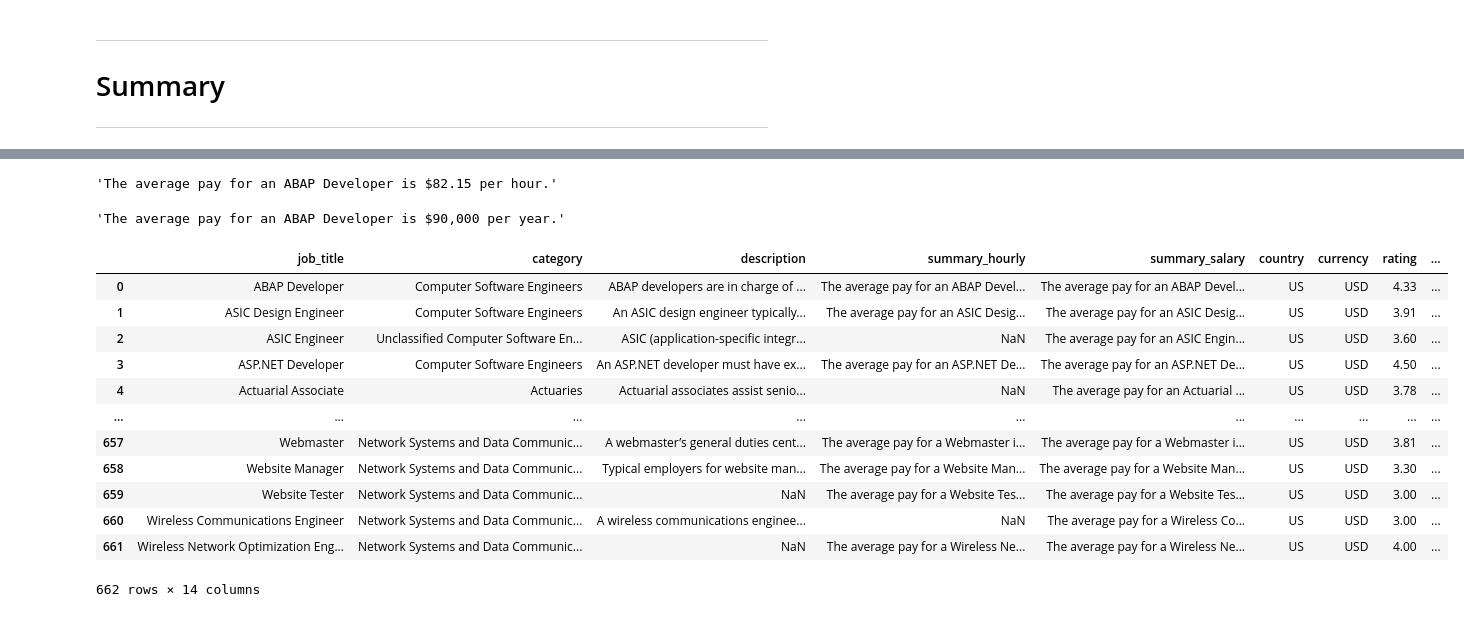
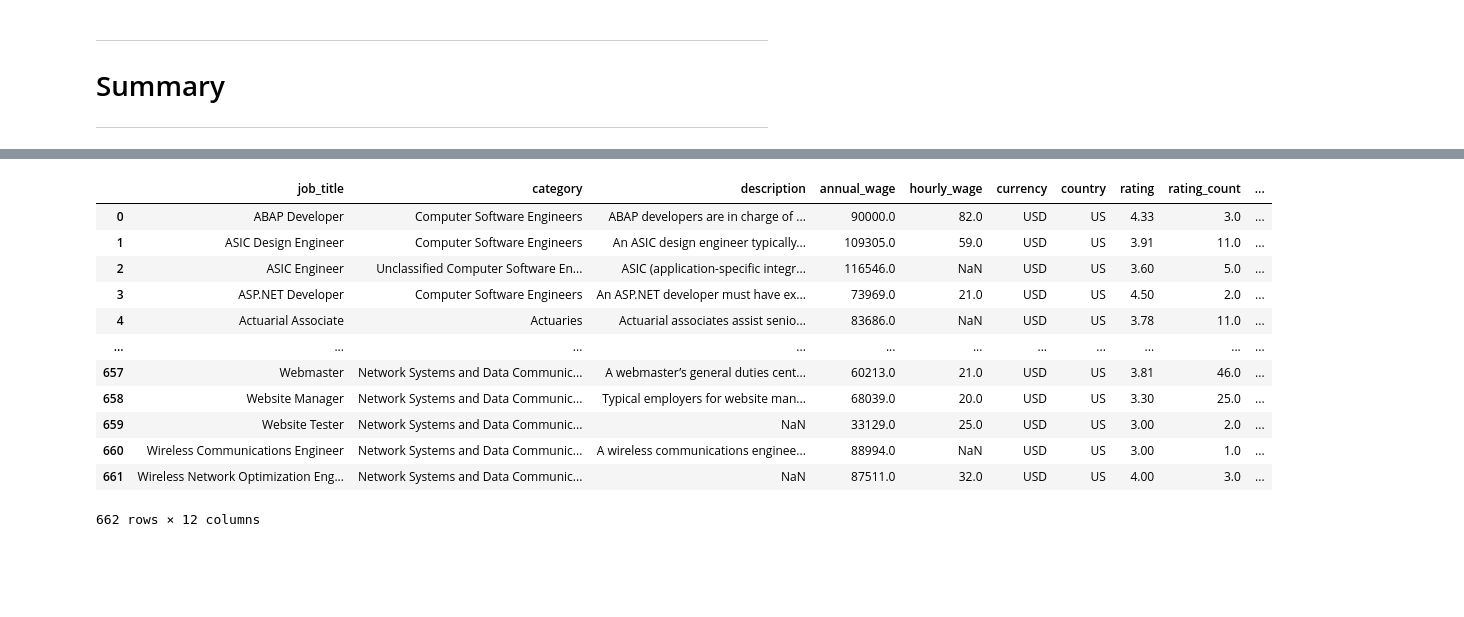
Before and after one commit to szilvasipeter2000/Web_Scraping, a Jupyter notebook: payscale/using_json/payscale_clean.ipynb, the cells around one changed output, grey strips where cells are left out. Drawn from its saved outputs; the diff is of its cells as text; code cells hidden in the pictures; blank space fills up the shorter version.

Commit message:
uploaded cleaning code

```diff
--- a/payscale/using_json/payscale_clean.ipynb
+++ b/payscale/using_json/payscale_clean.ipynb
@@ -244,40 +254,40 @@ df_summary
 662 rows × 12 columns
-# %%
-df_summary['category'] = df_summary['category'].apply(lambda x: x.split(' - ')[1] if isinstance(x, str) and ' - ' in x else x)
-# %%
-df_summary['summary_hourly'][0]
-# %% [output]
-'The average pay for an ABAP Developer is $82.15 per hour.'
-# %%
-df_summary['summary_salary'][0]
-# %% [output]
-'The average pay for an ABAP Developer is $90,000 per year.'
 # %%
-def exract_salary(df,hourly,annual):
-    pattern = r'$(.*?) per'
+def clean_summary_table(df):
+    # split category to good format
+    df['category'] = df['category'].apply(lambda x: x.split(' - ')[1] if isinstance(x, str) and ' - ' in x else x)
+
+    #first extract the hourly and annual wages
+    pattern = r'\$([\d,]+)'
     try:
-        df['annual_wage'] = df[annual].str.extract(pattern)
+        df['annual_wage'] = df['summary_salary'].str.extract(pattern).replace(',','',regex=True).astype(float)
     except:
         df['annual_wage'] = None
     try:
-        df['hourly_wage'] = df[hourly].str.extract(pattern)
+        df['hourly_wage'] = df['summary_hourly'].str.extract(pattern).replace(',','',regex=True).astype(float)
     except:
         df['hourly_wage'] = None
+
+    # drop the unused columns
+    df = df.drop(columns=['summary_hourly','summary_salary'])
+
+    # reorder columns
+    df = df[['job_title','category','description','annual_wage','hourly_wage','currency','country','rating','rating_count','gender_responses','male_count','female_count',]]
     return df
 # %%
-df_summary = exract_salary(df_summary,'summary_hourly','summary_salary')
+df_summary = clean_summary_table(df_summary)
 df_summary
 # %% [output]
-|  | job_title | category | description | summary_hourly | summary_salary | country | currency | rating | ... |
-| 0 | ABAP Developer | Computer Software Engineers | ABAP developers are in charge of ... | The average pay for an ABAP Devel... | The average pay for an ABAP Devel... | US | USD | 4.33 | ... |
-| 1 | ASIC Design Engineer | Computer Software Engineers | An ASIC design engineer typically... | The average pay for an ASIC Desig... | The average pay for an ASIC Desig... | US | USD | 3.91 | ... |
-| 2 | ASIC Engineer | Unclassified Computer Software En... | ASIC (application-specific integr... | NaN | The average pay for an ASIC Engin... | US | USD | 3.60 | ... |
-| 3 | ASP.NET Developer | Computer Software Engineers | An ASP.NET developer must have ex... | The average pay for an ASP.NET De... | The average pay for an ASP.NET De... | US | USD | 4.50 | ... |
-| 4 | Actuarial Associate | Actuaries | Actuarial associates assist senio... | NaN | The average pay for an Actuarial ... | US | USD | 3.78 | ... |
-| ... | ... | ... | ... | ... | ... | ... | ... | ... | ... |
-| 657 | Webmaster | Network Systems and Data Communic... | A webmaster’s general duties cent... | The average pay for a Webmaster i... | The average pay for a Webmaster i... | US | USD | 3.81 | ... |
-| 658 | Website Manager | Network Systems and Data Communic... | Typical employers for website man... | The average pay for a Website Man... | The average pay for a Website Man... | US | USD | 3.30 | ... |
-| 659 | Website Tester | Network Systems and Data Communic... | NaN | The average pay for a Website Tes... | The average pay for a Website Tes... | US | USD | 3.00 | ... |
-| 660 | Wireless Communications Engineer | Network Systems and Data Communic... | A wireless communications enginee... | NaN | The average pay for a Wireless Co... | US | USD | 3.00 | ... |
-| 661 | Wireless Network Optimization Eng... | Network Systems and Data Communic... | NaN | The average pay for a Wireless Ne... | The average pay for a Wireless Ne... | US | USD | 4.00 | ... |
+|  | job_title | category | description | annual_wage | hourly_wage | currency | country | rating | rating_count | ... |
+| 0 | ABAP Developer | Computer Software Engineers | ABAP developers are in charge of ... | 90000.0 | 82.0 | USD | US | 4.33 | 3.0 | ... |
+| 1 | ASIC Design Engineer | Computer Software Engineers | An ASIC design engineer typically... | 109305.0 | 59.0 | USD | US | 3.91 | 11.0 | ... |
+| 2 | ASIC Engineer | Unclassified Computer Software En... | ASIC (application-specific integr... | 116546.0 | NaN | USD | US | 3.60 | 5.0 | ... |
+| 3 | ASP.NET Developer | Computer Software Engineers | An ASP.NET developer must have ex... | 73969.0 | 21.0 | USD | US | 4.50 | 2.0 | ... |
+| 4 | Actuarial Associate | Actuaries | Actuarial associates assist senio... | 83686.0 | NaN | USD | US | 3.78 | 11.0 | ... |
+| ... | ... | ... | ... | ... | ... | ... | ... | ... | ... | ... |
+| 657 | Webmaster | Network Systems and Data Communic... | A webmaster’s general duties cent... | 60213.0 | 21.0 | USD | US | 3.81 | 46.0 | ... |
+| 658 | Website Manager | Network Systems and Data Communic... | Typical employers for website man... | 68039.0 | 20.0 | USD | US | 3.30 | 25.0 | ... |
+| 659 | Website Tester | Network Systems and Data Communic... | NaN | 33129.0 | 25.0 | USD | US | 3.00 | 2.0 | ... |
+| 660 | Wireless Communications Engineer | Network Systems and Data Communic... | A wireless communications enginee... | 88994.0 | NaN | USD | US | 3.00 | 1.0 | ... |
+| 661 | Wireless Network Optimization Eng... | Network Systems and Data Communic... | NaN | 87511.0 | 32.0 | USD | US | 4.00 | 3.0 | ... |
-662 rows × 14 columns
+662 rows × 12 columns
```
Also changed, not shown: parts of 7 cells of this notebook.
